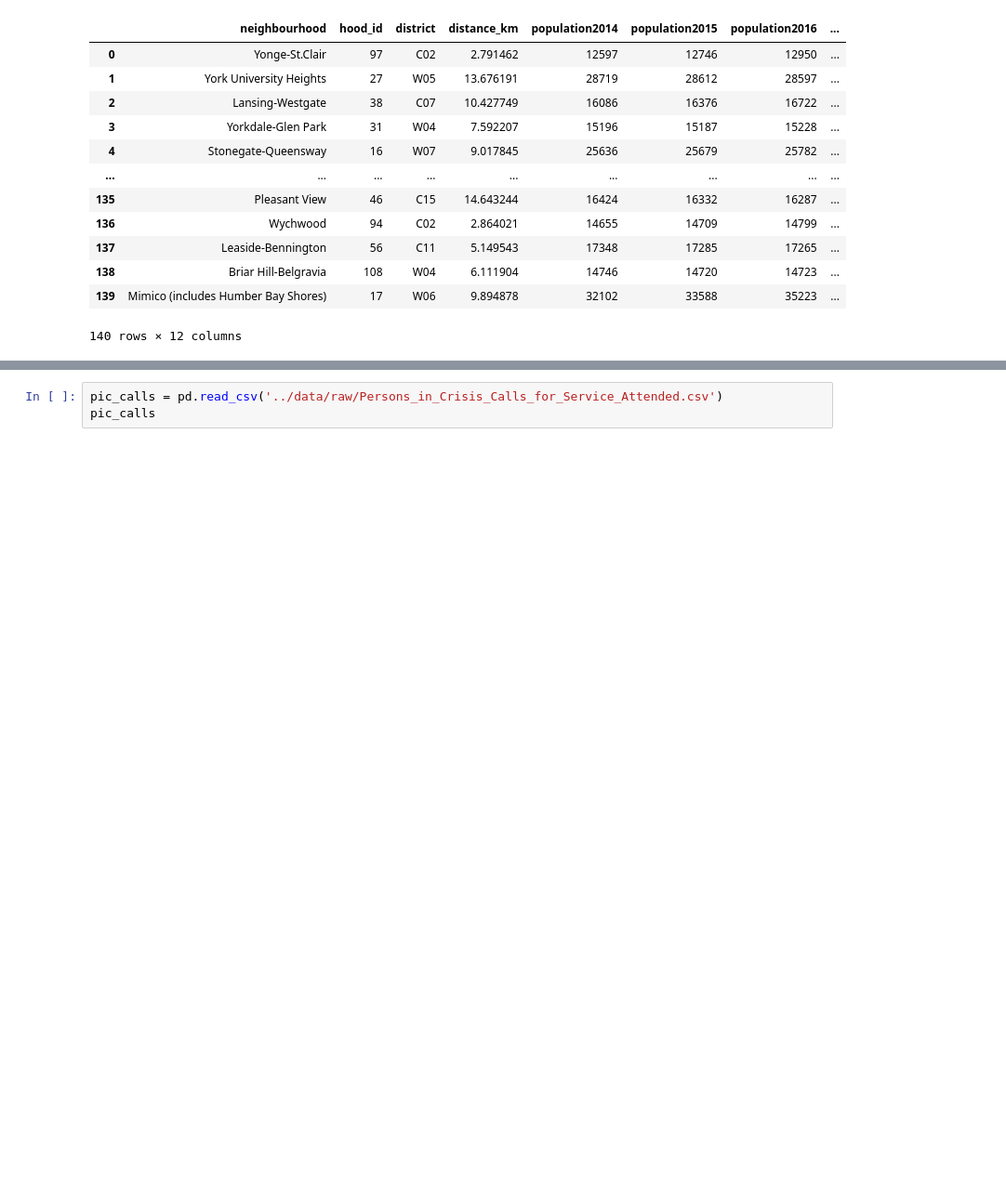
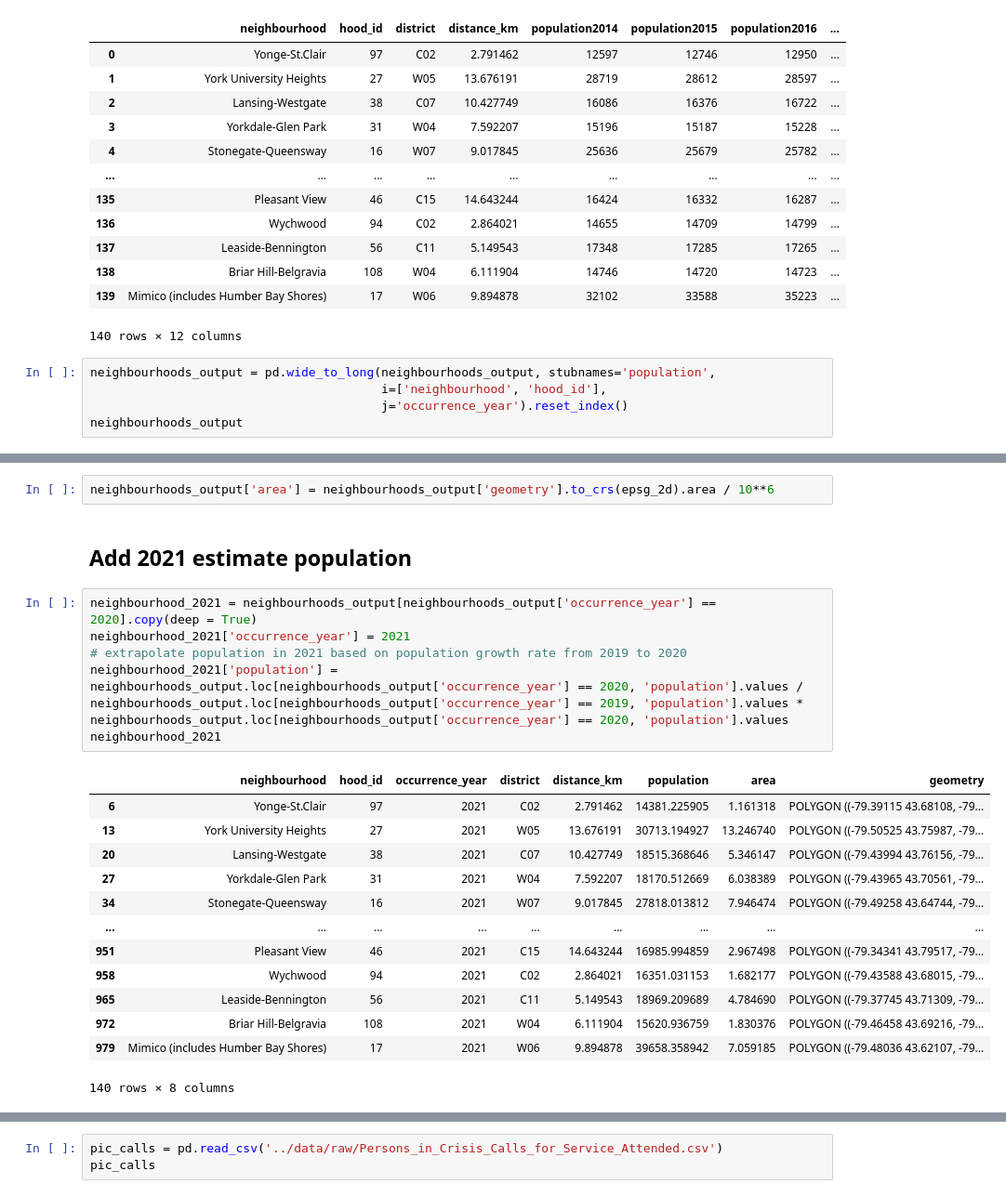
Before and after one commit to WillKWL/Project-TorontoApartment, a Jupyter notebook: source/1b- load neighbourhood boundaries.ipynb, the cells around one changed output, grey strips where cells are left out. Shown at 93% size. Cells and saved outputs as stored; diff of their text form; blank space fills up the shorter version.

```diff
--- a/source/1b- load neighbourhood boundaries.ipynb
+++ b/source/1b- load neighbourhood boundaries.ipynb
@@ -512,3 +512,8 @@ neighbourhoods_output
 | 138 | Briar Hill-Belgravia | 108 | W04 | 6.111904 | 14746 | 14720 | 14723 | ... |
 | 139 | Mimico (includes Humber Bay Shores) | 17 | W06 | 9.894878 | 32102 | 33588 | 35223 | ... |
 140 rows × 12 columns
+# %%
+neighbourhoods_output = pd.wide_to_long(neighbourhoods_output, stubnames='population',
+                                        i=['neighbourhood', 'hood_id'],
+                                        j='occurrence_year').reset_index()
+neighbourhoods_output
@@ -514,0 +534,24 @@ neighbourhoods_output
+# %%
+neighbourhoods_output['area'] = neighbourhoods_output['geometry'].to_crs(epsg_2d).area / 10**6
+# %% [markdown]
+## Add 2021 estimate population
+# %%
+neighbourhood_2021 = neighbourhoods_output[neighbourhoods_output['occurrence_year'] == 2020].copy(deep = True)
+neighbourhood_2021['occurrence_year'] = 2021
+# extrapolate population in 2021 based on population growth rate from 2019 to 2020
+neighbourhood_2021['population'] = neighbourhoods_output.loc[neighbourhoods_output['occurrence_year'] == 2020, 'population'].values / neighbourhoods_output.loc[neighbourhoods_output['occurrence_year'] == 2019, 'population'].values * neighbourhoods_output.loc[neighbourhoods_output['occurrence_year'] == 2020, 'population'].values
+neighbourhood_2021
+# %% [output]
+|  | neighbourhood | hood_id | occurrence_year | district | distance_km | population | area | geometry |
+| 6 | Yonge-St.Clair | 97 | 2021 | C02 | 2.791462 | 14381.225905 | 1.161318 | POLYGON ((-79.39115 43.68108, -79... |
+| 13 | York University Heights | 27 | 2021 | W05 | 13.676191 | 30713.194927 | 13.246740 | POLYGON ((-79.50525 43.75987, -79... |
+| 20 | Lansing-Westgate | 38 | 2021 | C07 | 10.427749 | 18515.368646 | 5.346147 | POLYGON ((-79.43994 43.76156, -79... |
+| 27 | Yorkdale-Glen Park | 31 | 2021 | W04 | 7.592207 | 18170.512669 | 6.038389 | POLYGON ((-79.43965 43.70561, -79... |
+| 34 | Stonegate-Queensway | 16 | 2021 | W07 | 9.017845 | 27818.013812 | 7.946474 | POLYGON ((-79.49258 43.64744, -79... |
+| ... | ... | ... | ... | ... | ... | ... | ... | ... |
+| 951 | Pleasant View | 46 | 2021 | C15 | 14.643244 | 16985.994859 | 2.967498 | POLYGON ((-79.34341 43.79517, -79... |
+| 958 | Wychwood | 94 | 2021 | C02 | 2.864021 | 16351.031153 | 1.682177 | POLYGON ((-79.43588 43.68015, -79... |
+| 965 | Leaside-Bennington | 56 | 2021 | C11 | 5.149543 | 18969.209689 | 4.784690 | POLYGON ((-79.37745 43.71309, -79... |
+| 972 | Briar Hill-Belgravia | 108 | 2021 | W04 | 6.111904 | 15620.936759 | 1.830376 | POLYGON ((-79.46458 43.69216, -79... |
+| 979 | Mimico (includes Humber Bay Shores) | 17 | 2021 | W06 | 9.894878 | 39658.358942 | 7.059185 | POLYGON ((-79.48036 43.62107, -79... |
+140 rows × 8 columns
```
Also changed, not shown: parts of 18 cells of this notebook, 19 other files.
